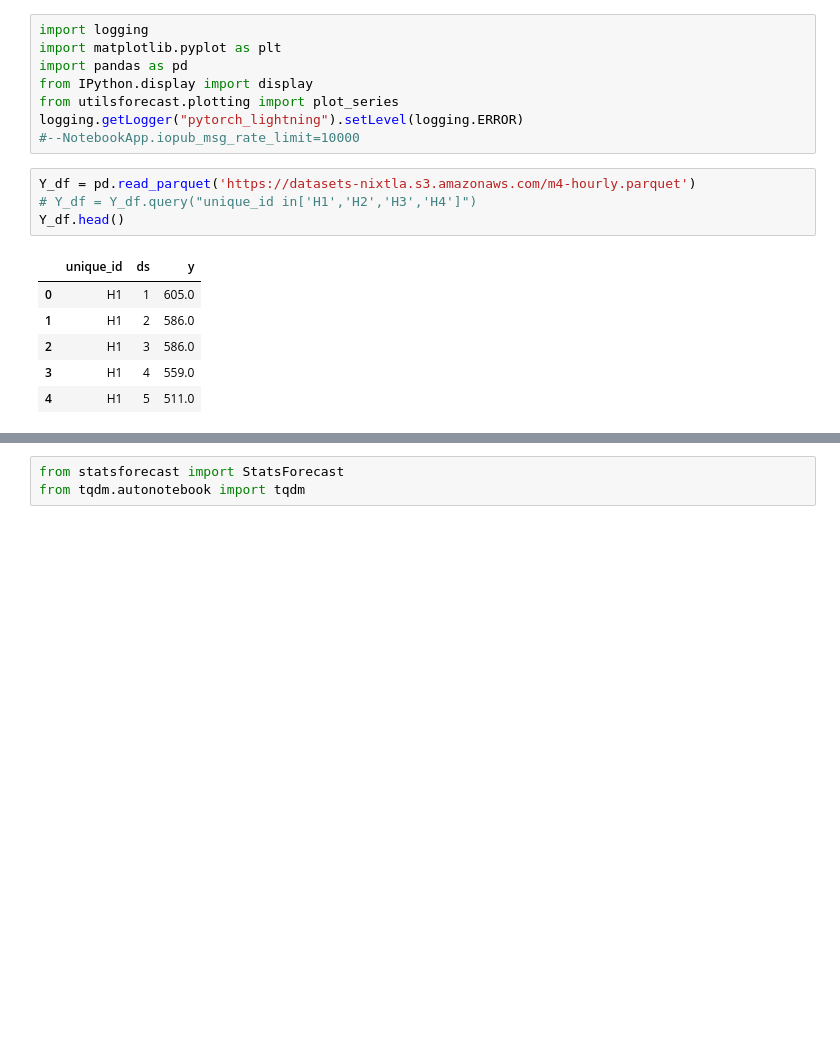
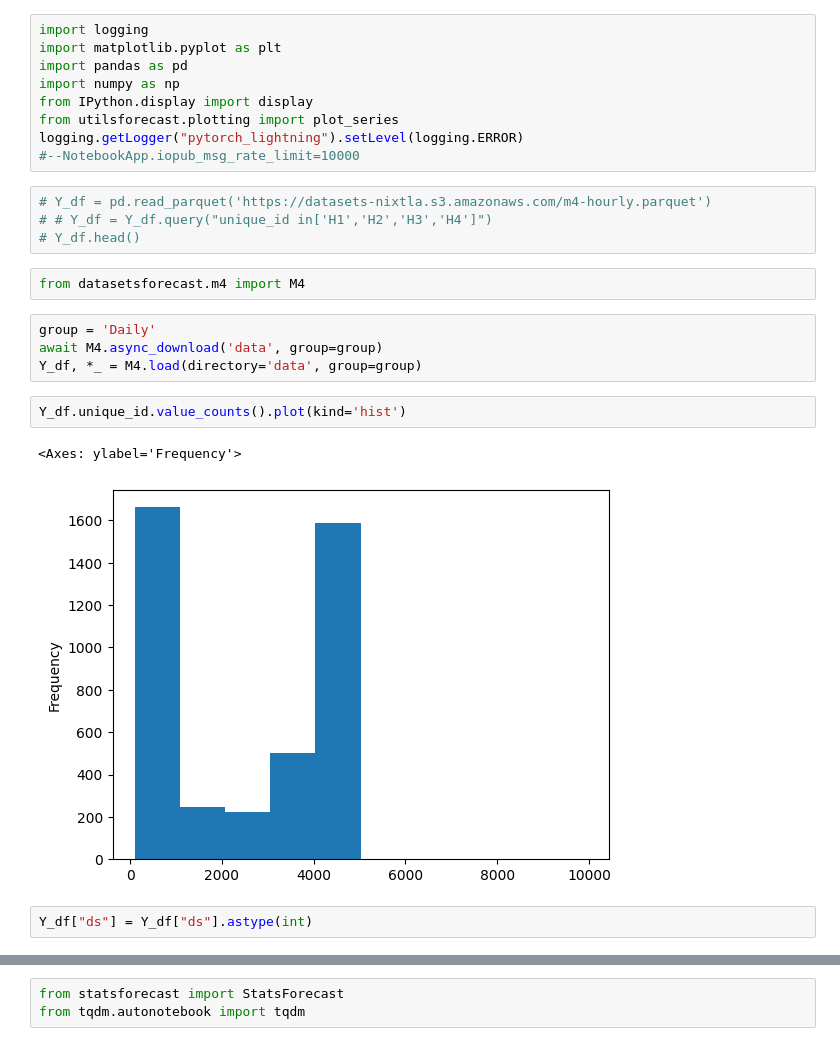
Before and after one commit to Jha-Pranav/ts, a Jupyter notebook: ts/notebooks/learning/statsalgo/auto.ipynb, the cells around one changed output, grey strips where cells are left out. Cells and saved outputs as stored; diff of their text form; blank space fills up the shorter version.

```diff
--- a/ts/notebooks/learning/statsalgo/auto.ipynb
+++ b/ts/notebooks/learning/statsalgo/auto.ipynb
@@ -2,21 +2,28 @@
 import logging
 import matplotlib.pyplot as plt
 import pandas as pd
+import numpy as np
 from IPython.display import display
 from utilsforecast.plotting import plot_series
 logging.getLogger("pytorch_lightning").setLevel(logging.ERROR)
 #--NotebookApp.iopub_msg_rate_limit=10000
 # %%
-Y_df = pd.read_parquet('https://datasets-nixtla.s3.amazonaws.com/m4-hourly.parquet')
-# Y_df = Y_df.query("unique_id in['H1','H2','H3','H4']")
-Y_df.head()
+# Y_df = pd.read_parquet('https://datasets-nixtla.s3.amazonaws.com/m4-hourly.parquet')
+# # Y_df = Y_df.query("unique_id in['H1','H2','H3','H4']")
+# Y_df.head()
-# %% [output]
-|  | unique_id | ds | y |
-| 0 | H1 | 1 | 605.0 |
-| 1 | H1 | 2 | 586.0 |
-| 2 | H1 | 3 | 586.0 |
-| 3 | H1 | 4 | 559.0 |
-| 4 | H1 | 5 | 511.0 |
+# %%
+from datasetsforecast.m4 import M4
+# %%
+group = 'Daily'
+await M4.async_download('data', group=group)
+Y_df, *_ = M4.load(directory='data', group=group)
+# %%
+Y_df.unique_id.value_counts().plot(kind='hist')
+# %% [output]
+<Axes: ylabel='Frequency'>
+[figure, added]
+# %%
+Y_df["ds"] = Y_df["ds"].astype(int)
 # %%
 plot_series(Y_df,engine='plotly')
 # %% [output]
```
Also changed, not shown: parts of 11 cells of this notebook, 6 other files.
